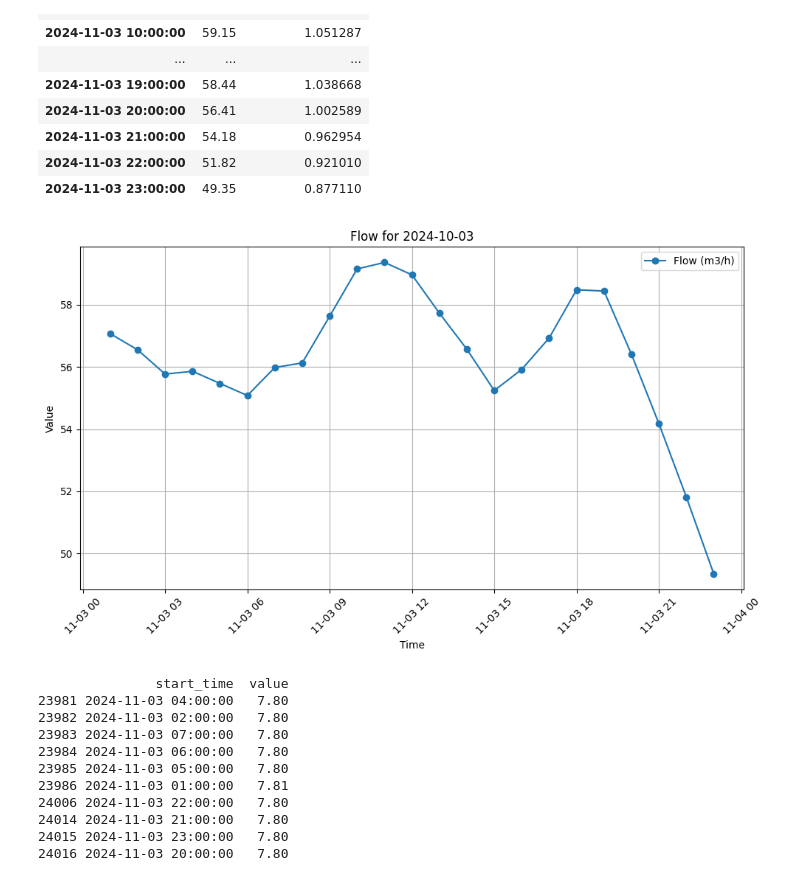
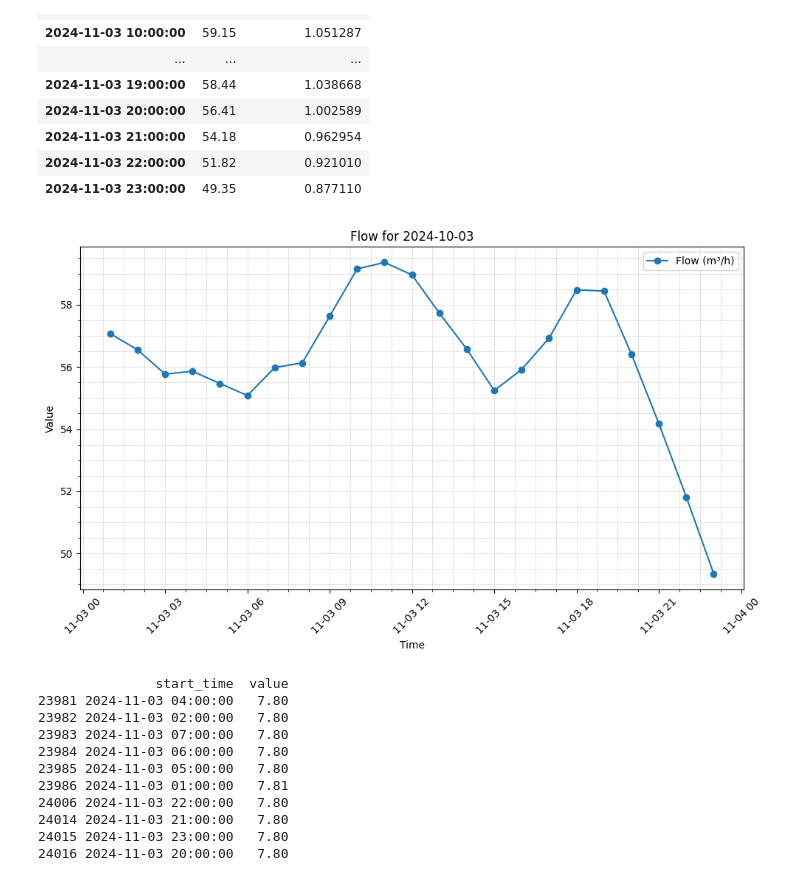
Before and after one commit to frodibrooks/OptimisedHeating, a Jupyter notebook: Data_processing/Rjúpnasalir.ipynb, the cells around one changed output. Cells and saved outputs as stored; diff of their text form; code cells hidden in the pictures.

```diff
--- a/Data_processing/Rjúpnasalir.ipynb
+++ b/Data_processing/Rjúpnasalir.ipynb
@@ -132,25 +132,32 @@ df_specific_day
 # %%
 # Plot the value and demand_pattern columns from df_specific_day
 plt.figure(figsize=(10, 6))
 
 # Plot the flow value
-plt.plot(df_specific_day.index, df_specific_day['value'], label='Flow (m3/h)', color='tab:blue', marker='o')
+plt.plot(df_specific_day.index, df_specific_day['value'], label='Flow (m³/h)', color='tab:blue', marker='o')
 
 # Customize the plot
 plt.xlabel('Time')
 plt.ylabel('Value')
-plt.title('Flow     for 2024-10-03')
+plt.title('Flow for 2024-10-03')
 plt.xticks(rotation=45)
-plt.grid(True)
+
+# Enable minor ticks for finer grid resolution
+plt.minorticks_on()
+
+# Apply finer grid resolution
+plt.grid(which='both', linestyle='--', linewidth=0.5, alpha=0.7)
 
 # Add a legend
 plt.legend()
 
+# Optimize layout
+plt.tight_layout()
+
 # Show the plot
-plt.tight_layout()
 plt.show()
 # %% [output]
-[figure, old version]
+[figure, new version]
 # %%
 # Convert 'start_time' to datetime format
 df_pressure['start_time'] = pd.to_datetime(df_pressure['start_time'], errors='coerce')
```
Also changed, not shown: 10 other files.
